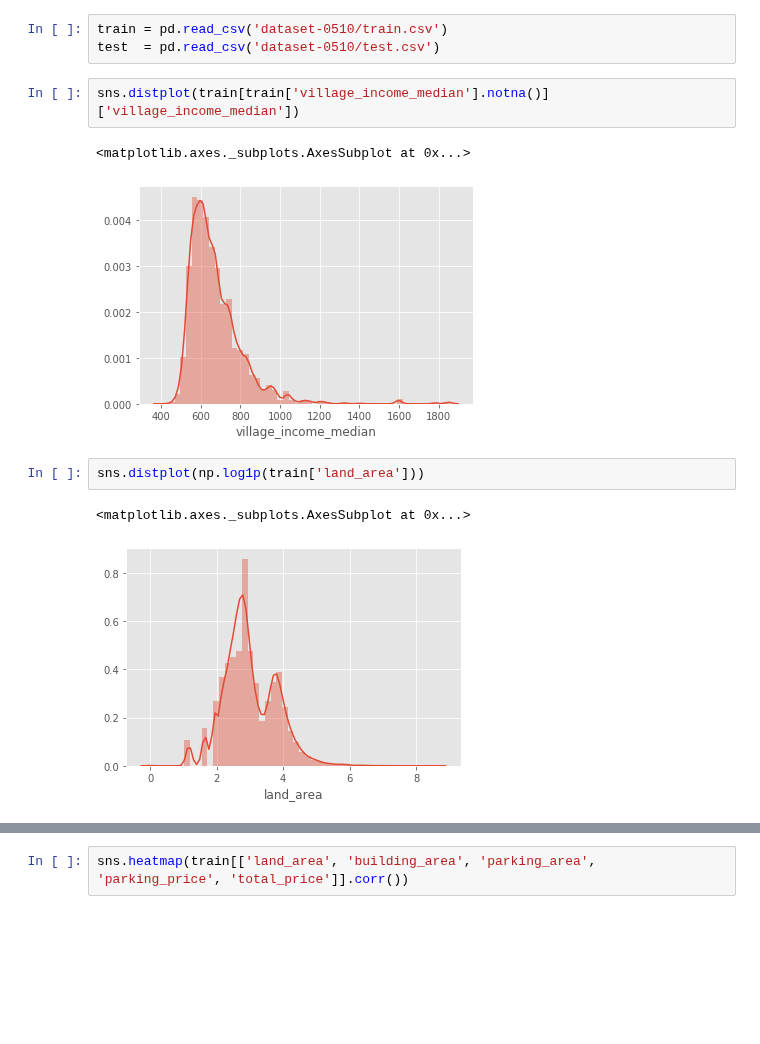
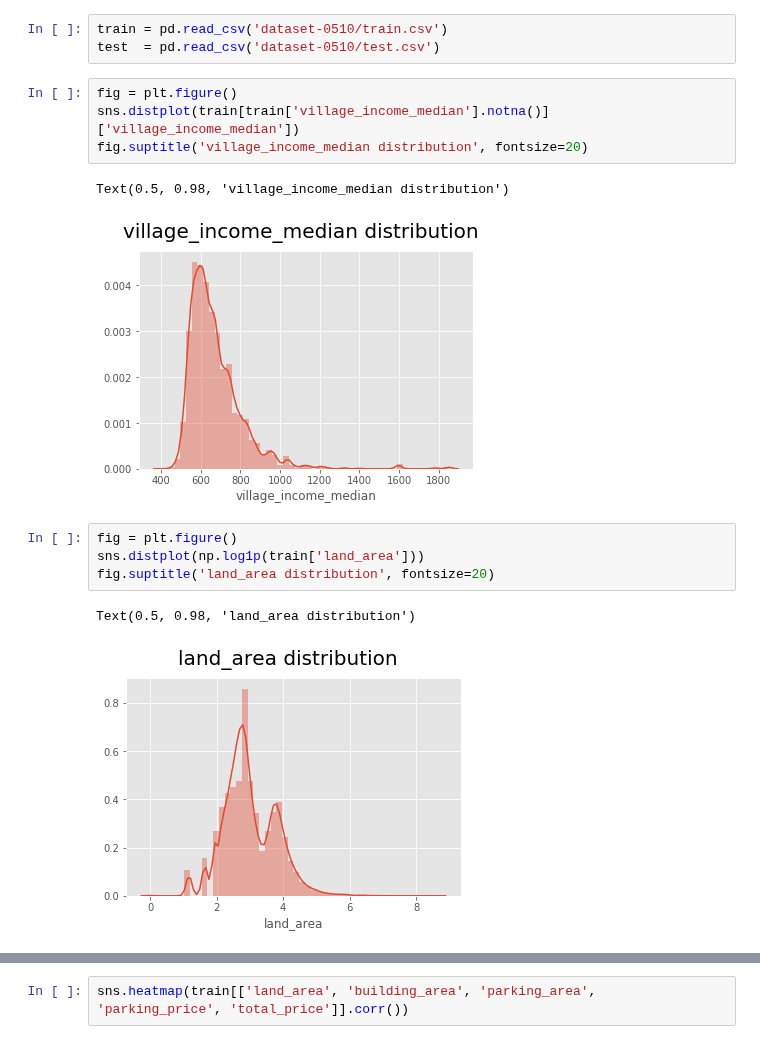
Before and after one commit to phacus/T-Brain_competition_predict_house_price, a Jupyter notebook: EDA.ipynb, the cells around one changed output, grey strips where cells are left out. Saved outputs shown, nothing was run; the diff lists cells and outputs as text; blank space fills up the shorter version.

```diff
--- a/EDA.ipynb
+++ b/EDA.ipynb
@@ -33,13 +33,17 @@ warnings.filterwarnings('ignore')
 train = pd.read_csv('dataset-0510/train.csv')
 test  = pd.read_csv('dataset-0510/test.csv')
 # %%
+fig = plt.figure()
 sns.distplot(train[train['village_income_median'].notna()]['village_income_median'])
+fig.suptitle('village_income_median distribution', fontsize=20)
 # %% [output]
-<matplotlib.axes._subplots.AxesSubplot at 0x...>
+Text(0.5, 0.98, 'village_income_median distribution')
-[figure, old version]
+[figure, new version]
 # %%
+fig = plt.figure()
 sns.distplot(np.log1p(train['land_area']))
+fig.suptitle('land_area distribution', fontsize=20)
 # %% [output]
-<matplotlib.axes._subplots.AxesSubplot at 0x...>
+Text(0.5, 0.98, 'land_area distribution')
-[figure, old version]
+[figure, new version]
 # %%
```
Also changed, not shown: parts of 19 cells of this notebook.
